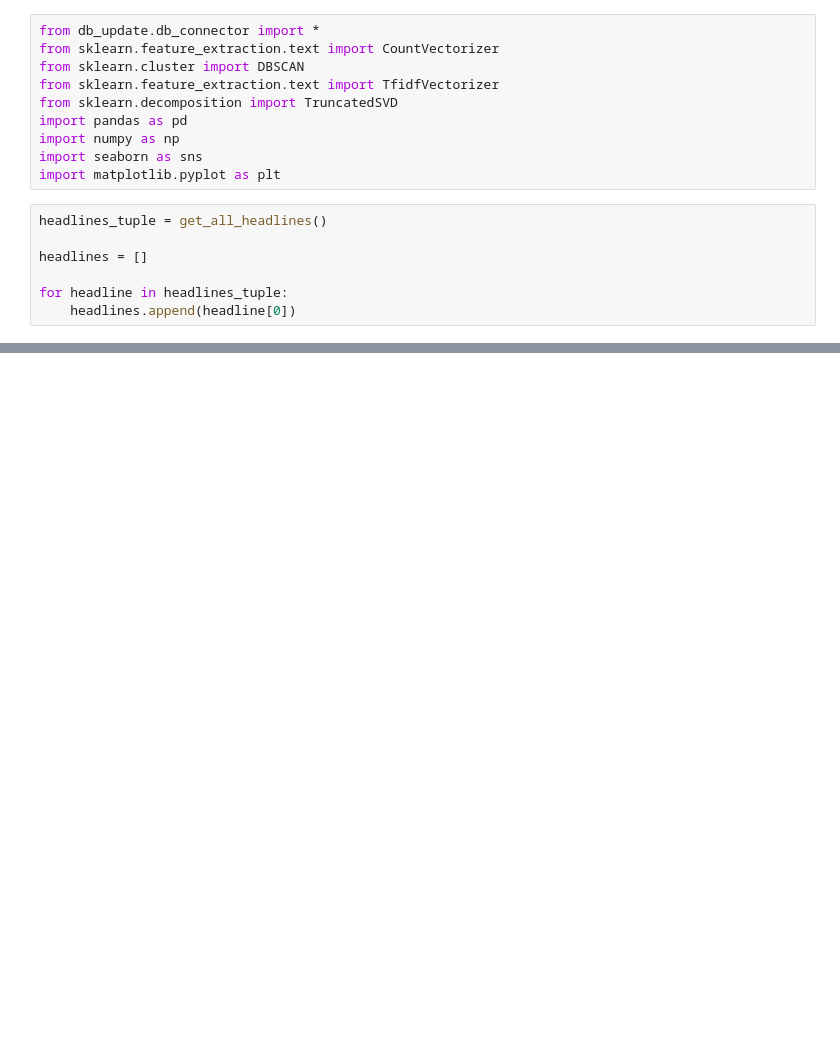
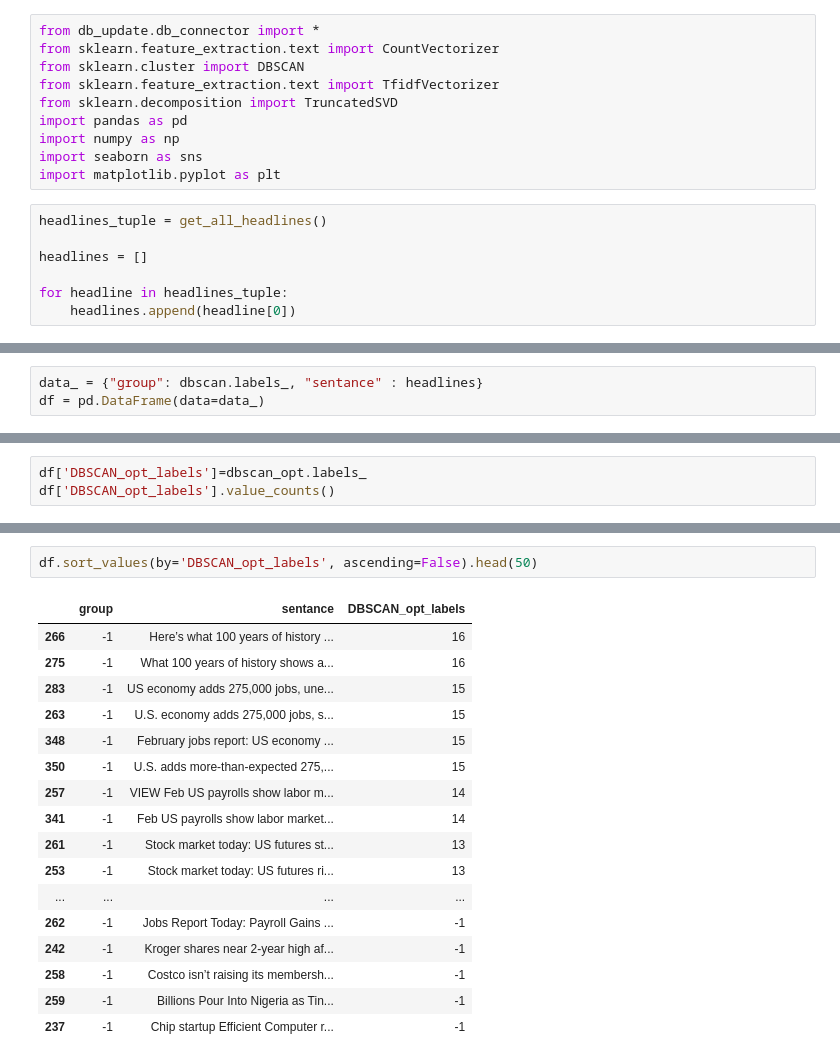
Before and after one commit to maxbshaw17/MorningBread, a Jupyter notebook: article_api/LSA_test.ipynb, the cells around one changed output, grey strips where cells are left out. Saved outputs shown, nothing was run; the diff lists cells and outputs as text; blank space fills up the shorter version.

```diff
--- a/article_api/LSA_test.ipynb
+++ b/article_api/LSA_test.ipynb
@@ -200,0 +181,3 @@ NameError: name 'y' is not defined
+# %%
+data_ = {"group": dbscan.labels_, "sentance" : headlines}
+df = pd.DataFrame(data=data_)
@@ -200,0 +244,3 @@ NameError: name 'y' is not defined
+# %%
+df['DBSCAN_opt_labels']=dbscan_opt.labels_
+df['DBSCAN_opt_labels'].value_counts()
@@ -200,0 +268,20 @@ NameError: name 'y' is not defined
+# %%
+df.sort_values(by='DBSCAN_opt_labels', ascending=False).head(50)
+# %% [output]
+|  | group | sentance | DBSCAN_opt_labels |
+| 266 | -1 | Here’s what 100 years of history ... | 16 |
+| 275 | -1 | What 100 years of history shows a... | 16 |
+| 283 | -1 | US economy adds 275,000 jobs, une... | 15 |
+| 263 | -1 | U.S. economy adds 275,000 jobs, s... | 15 |
+| 348 | -1 | February jobs report: US economy ... | 15 |
+| 350 | -1 | U.S. adds more-than-expected 275,... | 15 |
+| 257 | -1 | VIEW Feb US payrolls show labor m... | 14 |
+| 341 | -1 | Feb US payrolls show labor market... | 14 |
+| 261 | -1 | Stock market today: US futures st... | 13 |
+| 253 | -1 | Stock market today: US futures ri... | 13 |
+| ... | ... | ... | ... |
+| 262 | -1 | Jobs Report Today: Payroll Gains ... | -1 |
+| 242 | -1 | Kroger shares near 2-year high af... | -1 |
+| 258 | -1 | Costco isn’t raising its membersh... | -1 |
+| 259 | -1 | Billions Pour Into Nigeria as Tin... | -1 |
+| 237 | -1 | Chip startup Efficient Computer r... | -1 |
```
Also changed, not shown: parts of 41 cells of this notebook, 5 other files.
